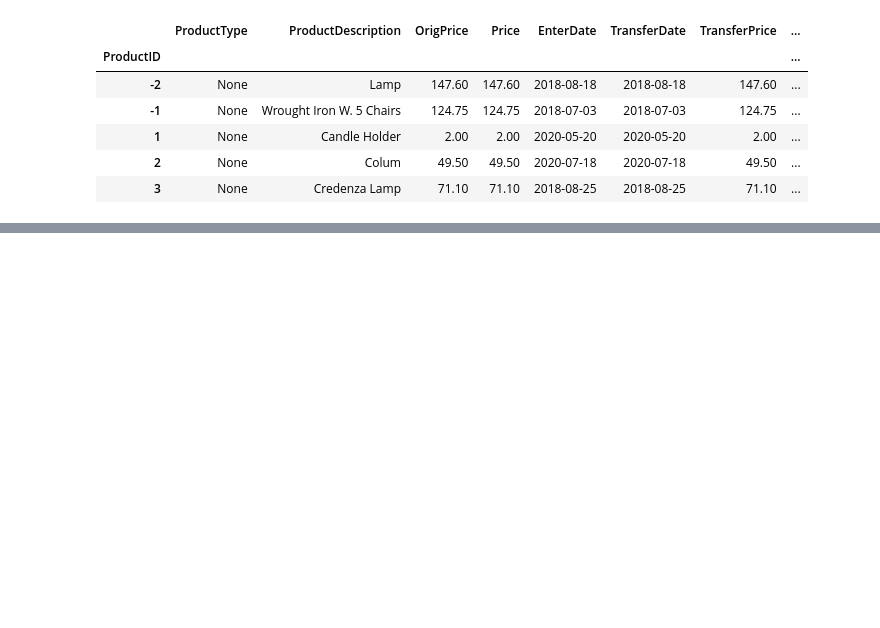
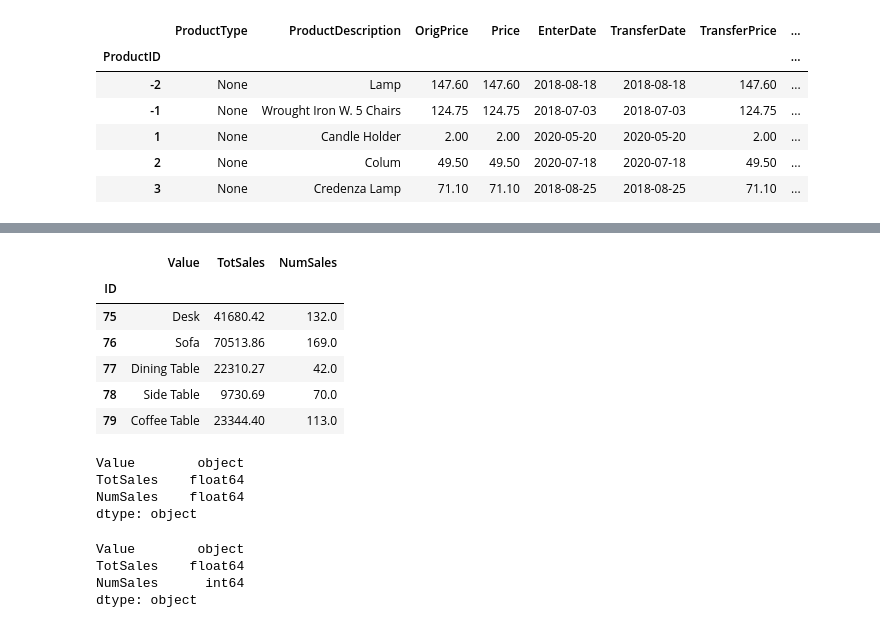
Before and after one commit to zachcornelison/K-N-Sales-Analytics, a Jupyter notebook: KN-Analytics.ipynb, the cells around one changed output, grey strips where cells are left out. Cells and saved outputs as stored; diff of their text form; code cells hidden in the pictures; blank space fills up the shorter version.

```diff
--- a/KN-Analytics.ipynb
+++ b/KN-Analytics.ipynb
@@ -838,0 +908,18 @@ Name: ProductDescription, Length: 5425, dtype: int64
+# %%
+df_user_lists = df_user_lists.drop(['NoTax', 'ListNumber'], axis=1)
+df_user_lists.head()
+# %% [output]
+|  | Value | TotSales | NumSales |
+| ID |  |  |  |
+| 75 | Desk | 41680.42 | 132.0 |
+| 76 | Sofa | 70513.86 | 169.0 |
+| 77 | Dining Table | 22310.27 | 42.0 |
+| 78 | Side Table | 9730.69 | 70.0 |
+| 79 | Coffee Table | 23344.40 | 113.0 |
+# %%
+df_user_lists.dtypes
+# %% [output]
+Value        object
+TotSales    float64
+NumSales    float64
+dtype: object
@@ -838,0 +928,7 @@ Name: ProductDescription, Length: 5425, dtype: int64
+# %%
+df_user_lists.dtypes
+# %% [output]
+Value        object
+TotSales    float64
+NumSales      int64
+dtype: object
```
Also changed, not shown: parts of 14 cells of this notebook.
